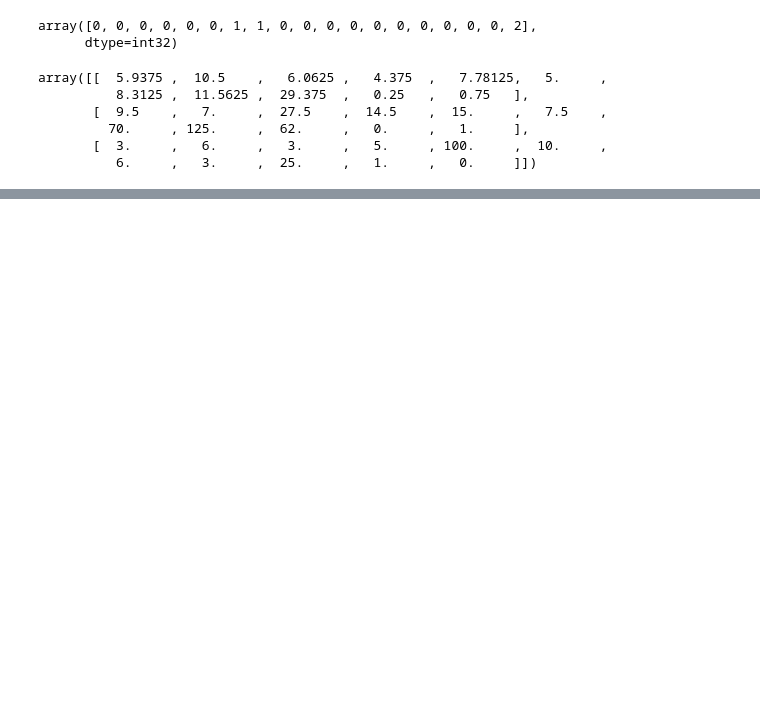
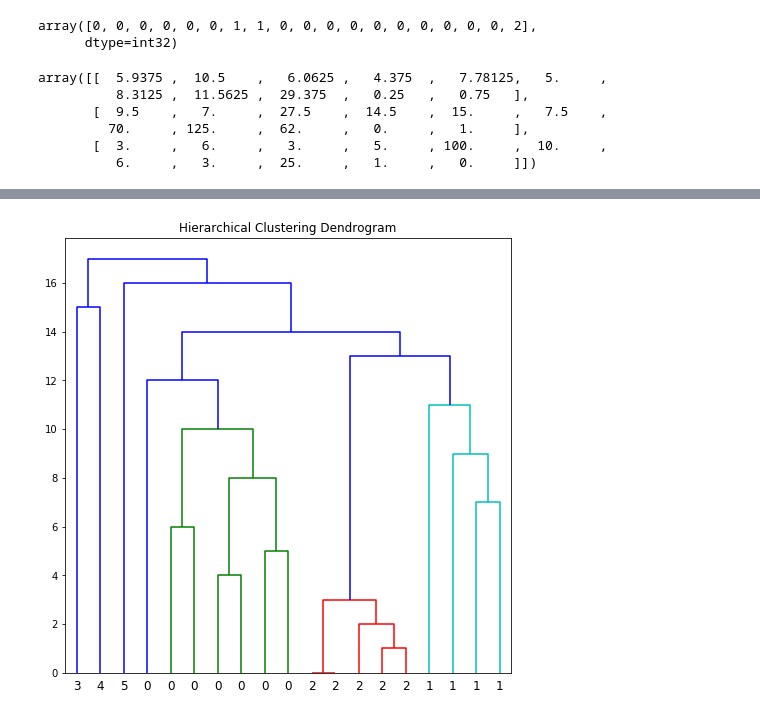
Before and after one commit to eecs-susu/analytical-information-processing, a Jupyter notebook: Clustering/clustering.ipynb, the cells around one changed output, grey strips where cells are left out. Saved outputs shown, nothing was run; the diff lists cells and outputs as text; code cells hidden in the pictures; blank space fills up the shorter version.

Commit message:
add clustering 2

```diff
--- a/Clustering/clustering.ipynb
+++ b/Clustering/clustering.ipynb
@@ -185,0 +212,4 @@ show_with_labels(researcher.labels_)
+# %%
+one_hot_pos = pos_encoder.fit_transform(dt[['position']])
+# %%
+dt_num = pd.concat([dt_num, pd.DataFrame({k: v for k, v in zip(pos_encoder.get_feature_names(), one_hot_pos.T)})], axis=1, sort=False)
@@ -185,0 +236,2 @@ show_with_labels(researcher.labels_)
+# %%
+ac = AgglomerativeClustering(6).fit(dt_num)
@@ -185,0 +258,14 @@ show_with_labels(researcher.labels_)
+# %%
+def plot_dendrogram(model, **kwargs):
+    children = model.children_
+    distance = np.arange(children.shape[0])
+    no_of_observations = np.arange(2, children.shape[0]+2)
+    linkage_matrix = np.column_stack([children, distance, no_of_observations]).astype(float)
+    dendrogram(linkage_matrix, **kwargs)
+# %%
+plt.figure(figsize=(8, 8))
+plt.title('Hierarchical Clustering Dendrogram')
+plot_dendrogram(ac, labels=ac.labels_)
+plt.show()
+# %% [output]
+[figure, added]
```
Also changed, not shown: parts of 11 cells of this notebook.
